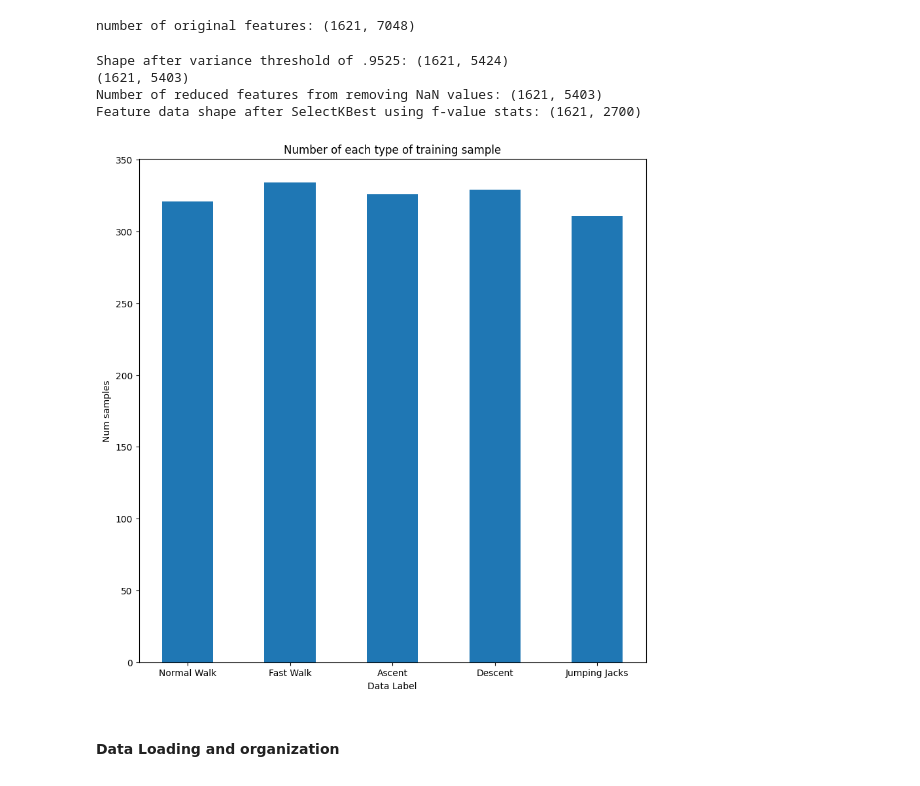
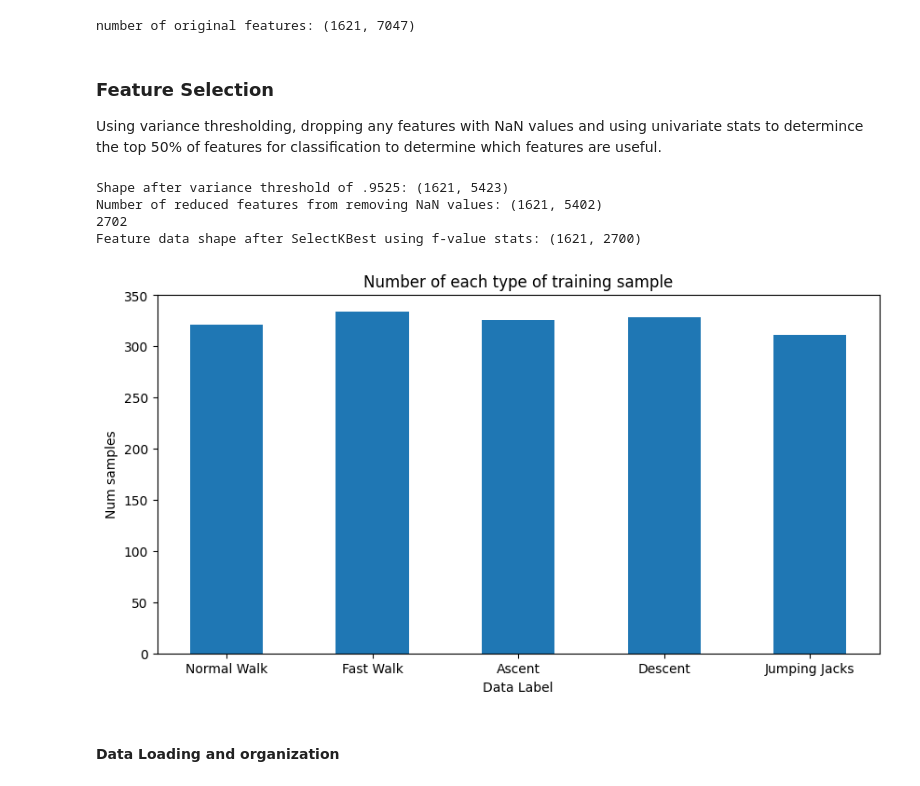
Before and after one commit to itsjustaksh/School, a Jupyter notebook: 4415/Assignment 3/SYSC4415_ASSGN3_GROUP21.ipynb, the cells around one changed output. Drawn from its saved outputs; the diff is of its cells as text; code cells hidden in the pictures.

Commit message:
Updated feature selection to keep column labels
SYSC 4415

```diff
--- a/4415/Assignment 3/SYSC4415_ASSGN3_GROUP21.ipynb
+++ b/4415/Assignment 3/SYSC4415_ASSGN3_GROUP21.ipynb
@@ -14,69 +16,79 @@ if usingColab:
 else:
   datasetPath = r"C:/Users/googl/Documents/ML/A3_Dataset/SYSC4415W23_A3_dataset"
+# %%
+import pandas as pd
+
+train_labels = pd.read_csv(f'{datasetPath}/train/labels.csv')
+train_features = pd.read_csv(f'{datasetPath}/train/extracted_features.csv')
+
+train_features.set_index(keys='sample_id', inplace=True)
+train_features.sort_values(by=['sample_id'], inplace=True)
+train_labels.set_index(keys='sample_id', inplace=True)
+train_labels.sort_values(by=['sample_id'], inplace=True)
+
+print(f'Shape of original features: {train_features.shape}')
+# %% [output]
+number of original features: (1621, 7047)
+# %% [markdown]
+### Feature Selection
+Using variance thresholding, dropping any features with NaN values and using univariate stats to determince the top 50% of features for classification to determine which features are useful.
 # %%
-import pandas as pd
+# Remove features that have very low variance
 from sklearn.feature_selection import VarianceThreshold, SelectKBest, f_classif
-from sklearn.datasets import load_iris
 
-train_labels = pd.read_csv(f'{datasetPath}/train/labels.csv')
-train_features = pd.read_csv(f'{datasetPath}/train/extracted_features.csv')
-
-print(f'number of original features: {train_features.shape}')
-
-# Remove features that have very low variance
 sel = VarianceThreshold(threshold=(0.95 * (1 - 0.95)))
-trimmed = sel.fit_transform(train_features)
+sel.fit_transform(train_features)
 cols = [column for column in train_features.columns
-          if column in train_features.columns[sel.get_support()]]
-trimTrainFeat = pd.DataFrame(trimmed, columns=cols)
+          if column not in train_features.columns[sel.get_support()]]
+trimTrainFeat = train_features.drop(columns=cols)
 print(f'Shape after variance threshold of .9525: {trimTrainFeat.shape}')
 
-toDrop = trimTrainFeat.isnull().sum()
+toDrop_o = trimTrainFeat.isnull().sum().to_numpy()
+toDrop = [True]*len(toDrop_o)
 for val in range(len(toDrop)):
-    if toDrop[val]:
+    if toDrop_o[val] > 0:
         toDrop[val] = False
     else:
         toDrop[val] = True
 
 dropped = [column for column in trimTrainFeat.columns
           if column not in trimTrainFeat.columns[toDrop]]
-noNaN = trimTrainFeat.drop(columns=dropped)
+dataset = trimTrainFeat.drop(columns=dropped)
 
-print(f'Number of reduced features from removing NaN values: {noNaN.shape}')
+print(f'Number of reduced features from removing NaN values: {dataset.shape}')
 
 # Using top 50% of features
 nextSel = SelectKBest(score_func=f_classif, k=2700)
-trainND = nextSel.fit_transform(noNaN, train_labels['label'])
-cols = [column for column in noNaN.columns
-          if column in noNaN.columns[nextSel.get_support()]]
-dataset = pd.DataFrame(trainND, columns=cols)
+nextSel.fit_transform(dataset, train_labels['label'])
+cols = [column for column in dataset.columns
+          if column not in dataset.columns[nextSel.get_support()]]
+dataset = dataset.drop(columns=cols)
 print(f'Feature data shape after SelectKBest using f-value stats: {dataset.shape}')
 
 # Free up memory for next tasks
-del trimTrainFeat, toDrop, dropped, trainND, noNaN, cols, trimmed, sel, nextSel
+del trimTrainFeat, toDrop, dropped, cols, sel, nextSel, toDrop_o
 # %% [output]
-number of original features: (1621, 7048)
+Shape after variance threshold of .9525: (1621, 5423)
+Number of reduced features from removing NaN values: (1621, 5402)
+2702
+Feature data shape after SelectKBest using f-value stats: (1621, 2700)
-Shape after variance threshold of .9525: (1621, 5424)
-(1621, 5403)
-Number of reduced features from removing NaN values: (1621, 5403)
-Feature data shape after SelectKBest using f-value stats: (1621, 2700)
 # %%
 # Data visualization
 import matplotlib.pyplot as plt
 counts = train_labels.value_counts(subset=['label'])
 keys = ['Normal Walk', 'Fast Walk', 'Ascent', 'Descent', 'Jumping Jacks']
 vals = [counts[0],counts[1], counts[2], counts[3], counts[4]]
 
-fig = plt.figure(figsize=(10,10))
+fig = plt.figure(figsize=(10,5))
 plt.bar(x=keys, height=vals, width=0.5)
 plt.xlabel("Data Label")
 plt.ylabel("Num samples")
 plt.title("Number of each type of training sample")
 plt.show()
 
 # No class imbalance
 # %% [output]
-[figure, old version]
+[figure, new version]
 # %% [markdown]
 #### Data Loading and organization
 # %%
```
Also changed, not shown: parts of 3 cells of this notebook.
